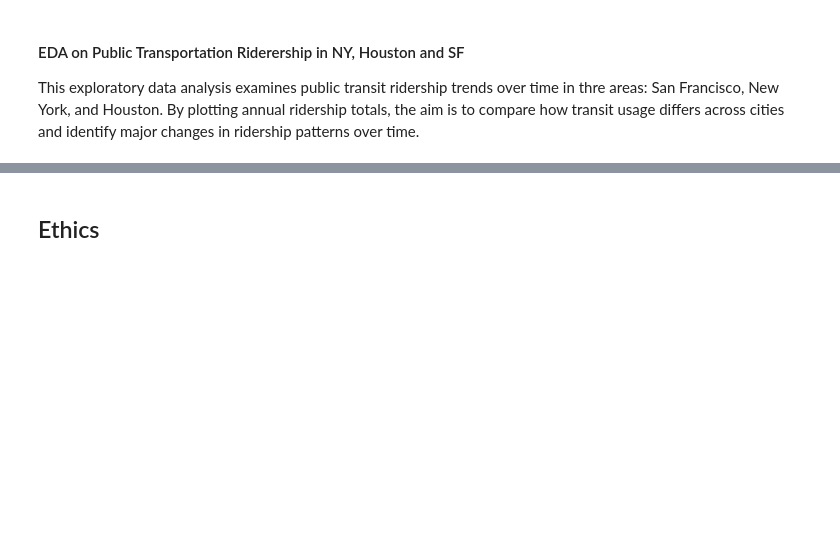
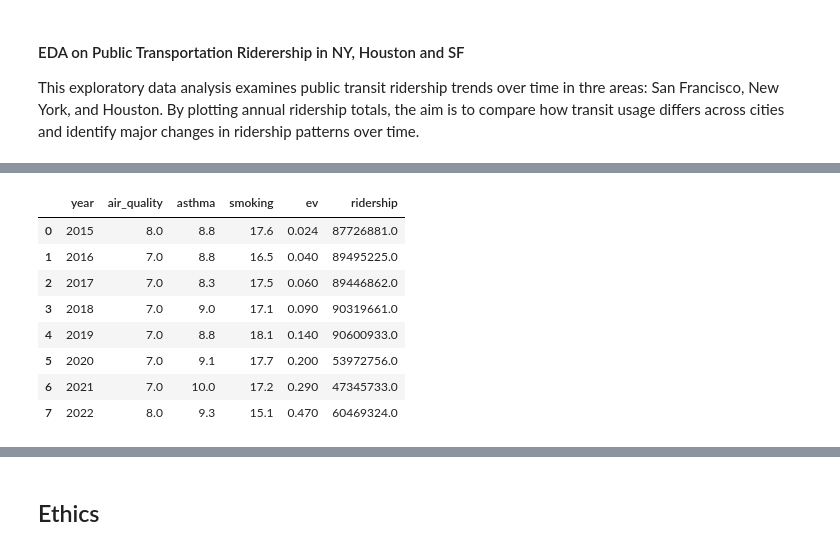
Before and after one commit to COGS108/Group026_WI26, a Jupyter notebook: 02-EDACheckpoint.ipynb, the cells around one changed output, grey strips where cells are left out. Drawn from its saved outputs; the diff is of its cells as text; code cells hidden in the pictures; blank space fills up the shorter version.

```diff
--- a/02-EDACheckpoint.ipynb
+++ b/02-EDACheckpoint.ipynb
@@ -1445,0 +1922,12 @@ plt.show()
+# %%
+houston_df
+# %% [output]
+|  | year | air_quality | asthma | smoking | ev | ridership |
+| 0 | 2015 | 8.0 | 8.8 | 17.6 | 0.024 | 87726881.0 |
+| 1 | 2016 | 7.0 | 8.8 | 16.5 | 0.040 | 89495225.0 |
+| 2 | 2017 | 7.0 | 8.3 | 17.5 | 0.060 | 89446862.0 |
+| 3 | 2018 | 7.0 | 9.0 | 17.1 | 0.090 | 90319661.0 |
+| 4 | 2019 | 7.0 | 8.8 | 18.1 | 0.140 | 90600933.0 |
+| 5 | 2020 | 7.0 | 9.1 | 17.7 | 0.200 | 53972756.0 |
+| 6 | 2021 | 7.0 | 10.0 | 17.2 | 0.290 | 47345733.0 |
+| 7 | 2022 | 8.0 | 9.3 | 15.1 | 0.470 | 60469324.0 |
```
Also changed, not shown: parts of 50 cells of this notebook.
